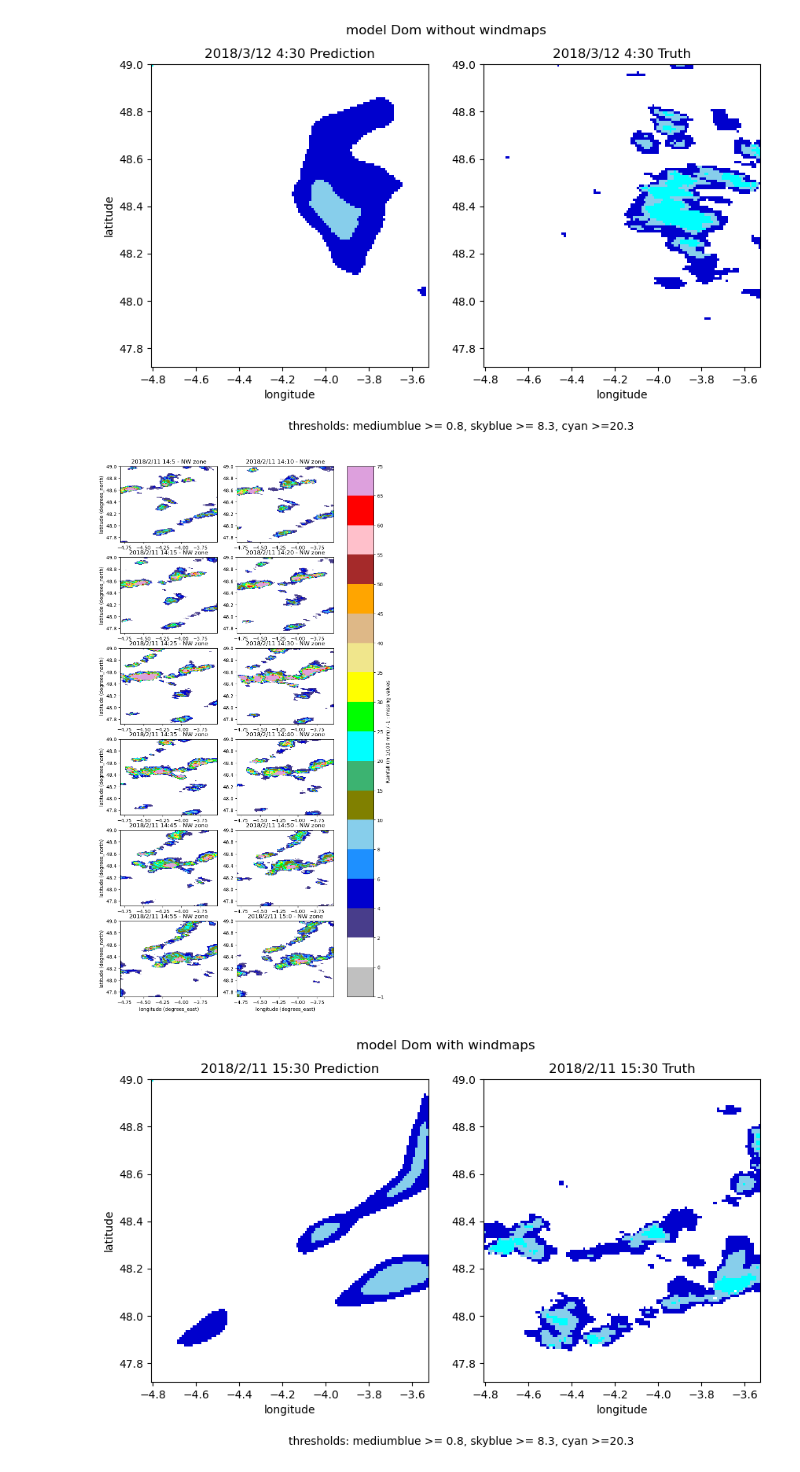
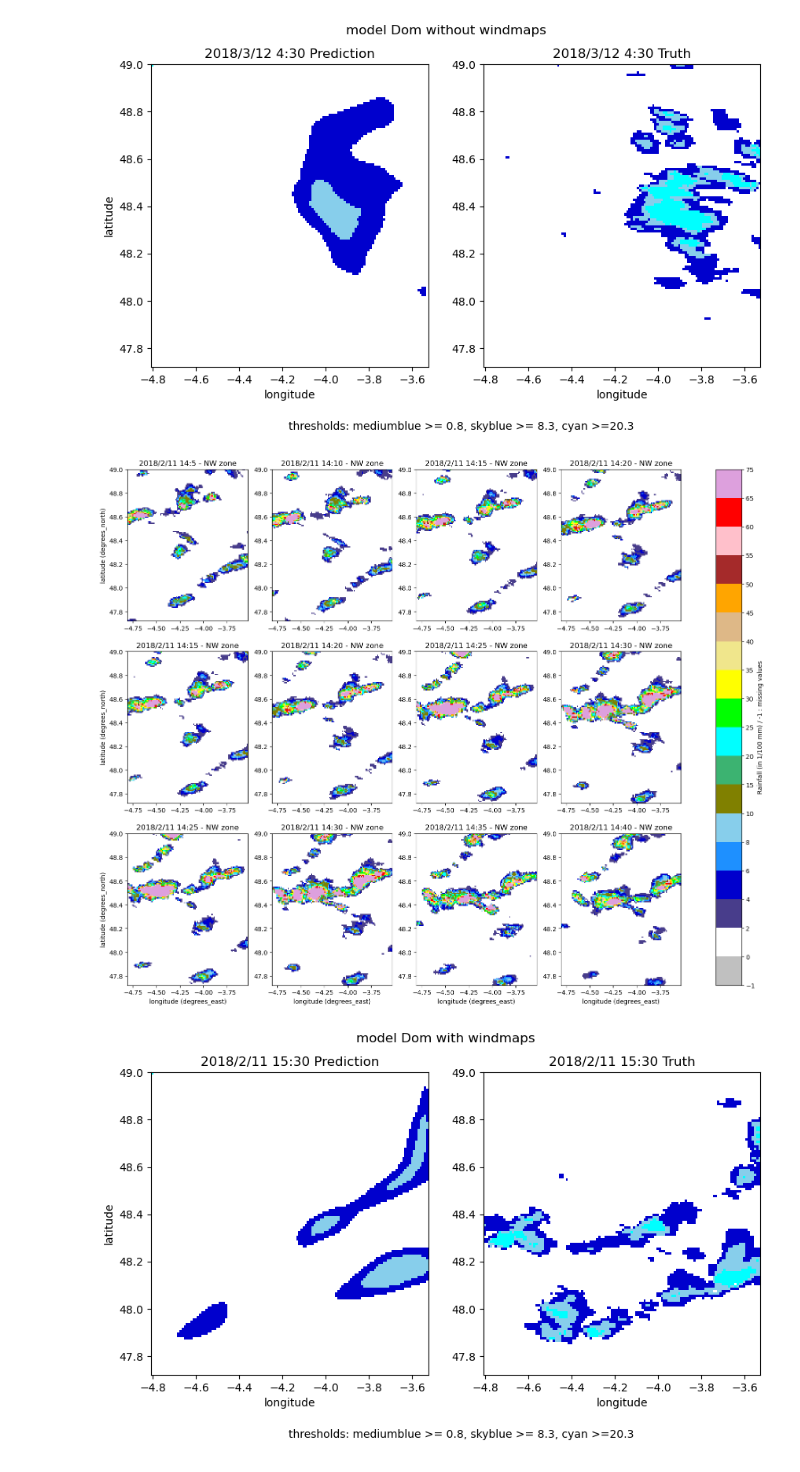
Before and after one commit to DragonZoom/meteonet, a Jupyter notebook: inference.ipynb, the cells around one changed output. Cells and saved outputs as stored; diff of their text form; code cells hidden in the pictures.

```diff
--- a/inference.ipynb
+++ b/inference.ipynb
@@ -118,9 +118,9 @@ plot_inference( rain_val_ds, val_date, model_dom_rain.to('cpu'), thresholds, lon
 [figure]
 # %%
 test_date = 2018, 2, 11, 14, 5
-plot_meteonet_rainmaps( test_ds, test_date, lon, lat, zone)
+plot_meteonet_rainmaps( test_ds, test_date, lon, lat, zone, n=4)
 # %% [output]
-[figure, old version]
+[figure, new version]
 # %%
 plot_inference( test_ds, test_date, model_dom.to('cpu'), thresholds, lon, lat, zone, 'model Dom with windmaps')
 plot_inference( test_ds, test_date, model_vinc.to('cpu'), thresholds, lon, lat, zone, 'model Vincent with windmaps')
```
